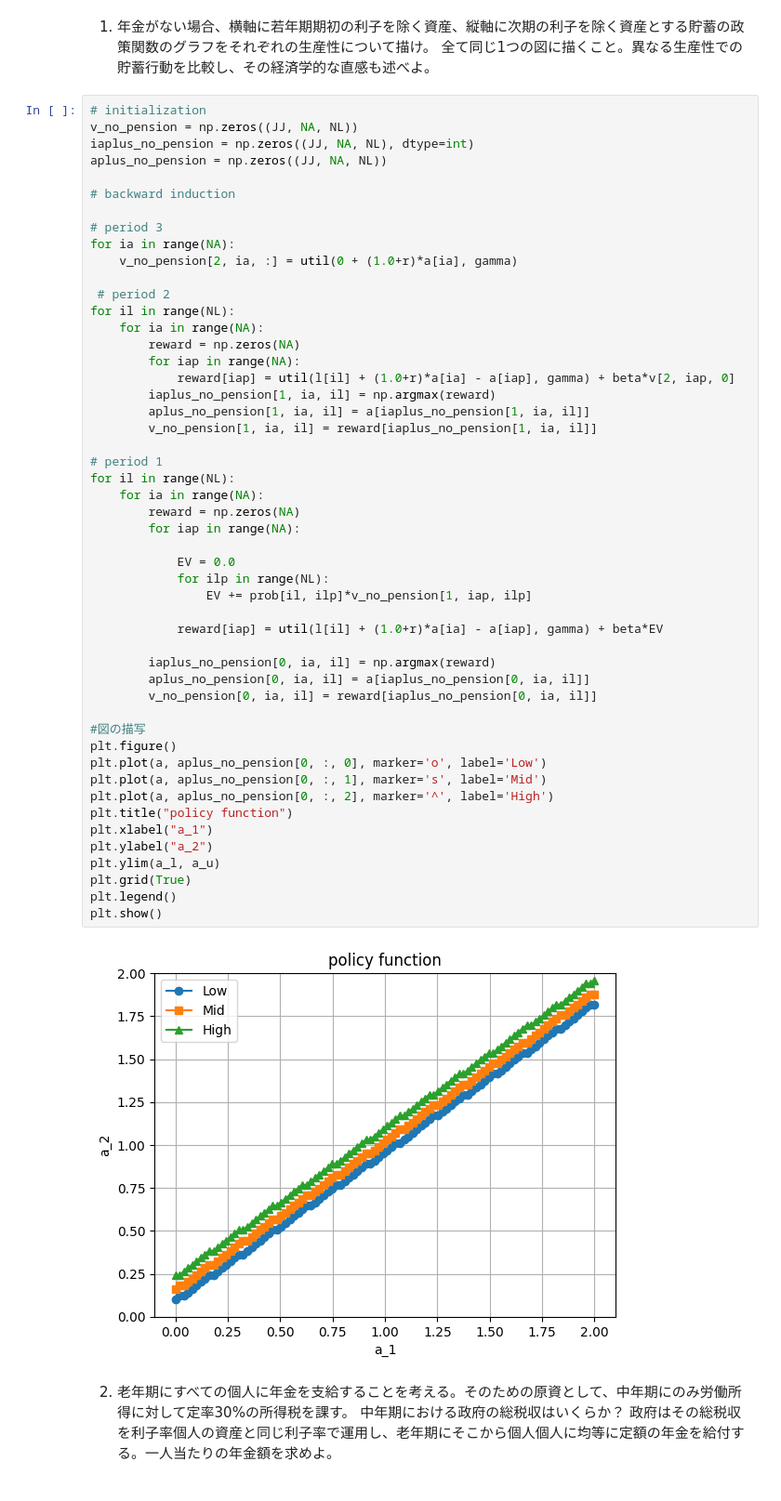
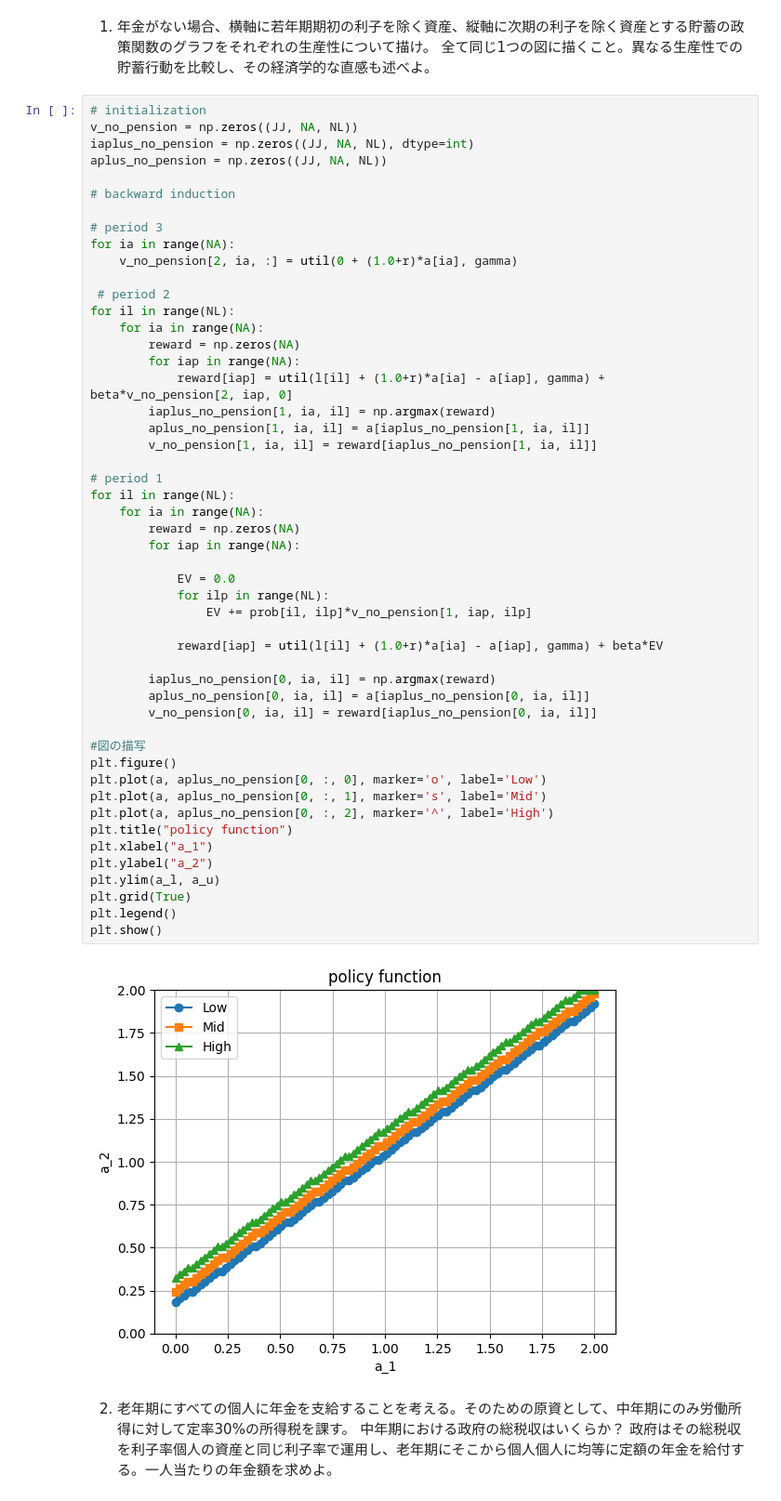
Before and after one commit to Shun1234321/keio-macro-second-half, a Jupyter notebook: final_project_quant_macro.ipynb, the cells around one changed output. Shown: that part at 93% size. Drawn from its saved outputs; the diff is of its cells as text.

```diff
--- a/final_project_quant_macro.ipynb
+++ b/final_project_quant_macro.ipynb
@@ -64,41 +64,41 @@ for il in range(NL):
     for ia in range(NA):
         reward = np.zeros(NA)
         for iap in range(NA):
-            reward[iap] = util(l[il] + (1.0+r)*a[ia] - a[iap], gamma) + beta*v[2, iap, 0]
+            reward[iap] = util(l[il] + (1.0+r)*a[ia] - a[iap], gamma) + beta*v_no_pension[2, iap, 0]
         iaplus_no_pension[1, ia, il] = np.argmax(reward)
         aplus_no_pension[1, ia, il] = a[iaplus_no_pension[1, ia, il]]
         v_no_pension[1, ia, il] = reward[iaplus_no_pension[1, ia, il]]
 
 # period 1
 for il in range(NL):
     for ia in range(NA):
         reward = np.zeros(NA)
         for iap in range(NA):
 
             EV = 0.0
             for ilp in range(NL):
                 EV += prob[il, ilp]*v_no_pension[1, iap, ilp]
 
             reward[iap] = util(l[il] + (1.0+r)*a[ia] - a[iap], gamma) + beta*EV
 
         iaplus_no_pension[0, ia, il] = np.argmax(reward)
         aplus_no_pension[0, ia, il] = a[iaplus_no_pension[0, ia, il]]
         v_no_pension[0, ia, il] = reward[iaplus_no_pension[0, ia, il]]
 
 #図の描写
 plt.figure()
 plt.plot(a, aplus_no_pension[0, :, 0], marker='o', label='Low')
 plt.plot(a, aplus_no_pension[0, :, 1], marker='s', label='Mid')
 plt.plot(a, aplus_no_pension[0, :, 2], marker='^', label='High')
 plt.title("policy function")
 plt.xlabel("a_1")
 plt.ylabel("a_2")
 plt.ylim(a_l, a_u)
 plt.grid(True)
 plt.legend()
 plt.show()
 # %% [output]
-[figure, old version]
+[figure, new version]
 # %% [markdown]
 2. 老年期にすべての個人に年金を支給することを考える。そのための原資として、中年期にのみ労働所得に対して定率30%の所得税を課す。
 中年期における政府の総税収はいくらか？
```
Also changed, not shown: parts of 1 cell of this notebook.
